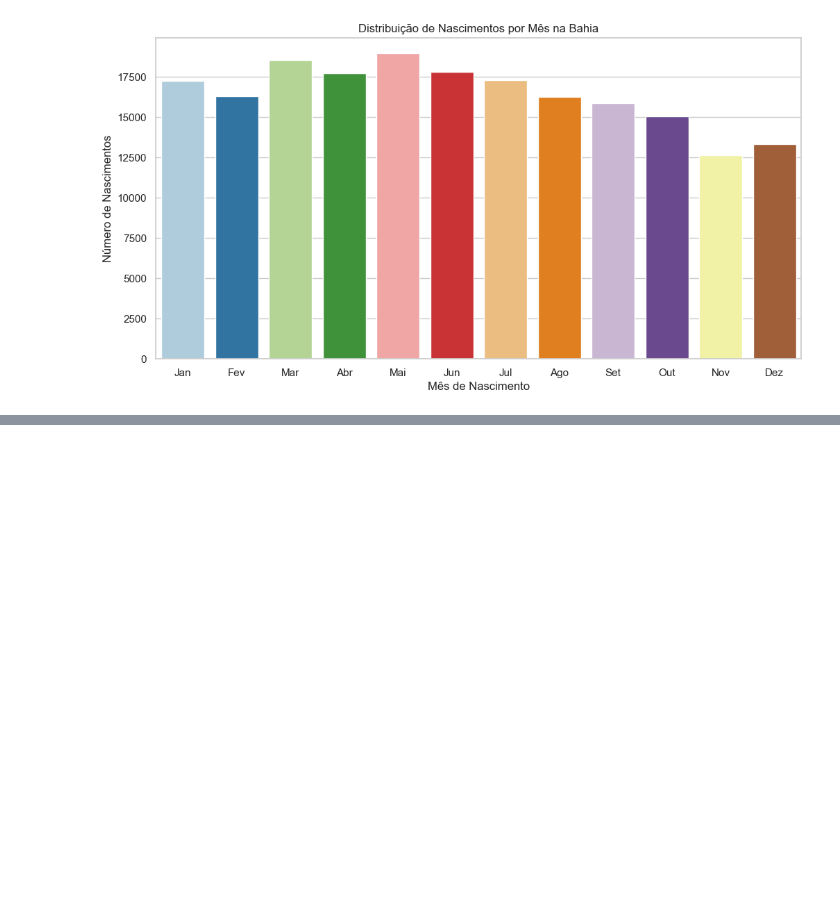
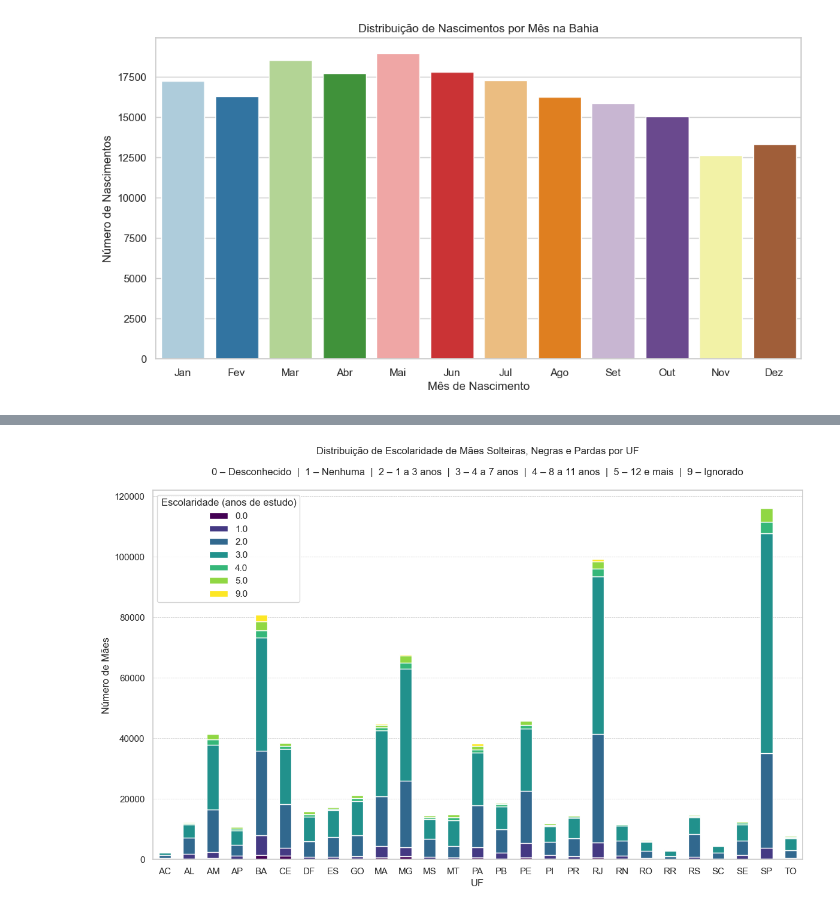
Before and after one commit to rcavakian/desafio_ipq, a Jupyter notebook: projects/Analise_de_Microdados_SINASC_2016.ipynb, the cells around one changed output, grey strips where cells are left out. Saved outputs shown, nothing was run; the diff lists cells and outputs as text; code cells hidden in the pictures; blank space fills up the shorter version.

Commit message:
Resolver a tarefa 11. Mostre a distribuição de escolaridade de mães solteiras, negras e pardas para cada UF.

```diff
--- a/projects/Analise_de_Microdados_SINASC_2016.ipynb
+++ b/projects/Analise_de_Microdados_SINASC_2016.ipynb
@@ -566,0 +482,9 @@ plt.show()
+# %%
+# Substituir valores 0 por NaN na coluna ESCMAE
+sinasc_df['ESCMAE2010'] = sinasc_df['ESCMAE2010'].replace(np.nan, 0.0)
+
+# Selecionar mães solteiras, negras e pardas
+maes_solteiras_np = sinasc_df[
+    (sinasc_df['ESTCIVMAE'] == 1) &
+    ((sinasc_df['RACACORMAE'] == 2) | (sinasc_df['RACACORMAE'] == 4))
+].copy()
@@ -566,0 +493,10 @@ plt.show()
+# %%
+# Contar a distribuição de escolaridade por UF
+distribuicao_escolaridade = maes_solteiras_np.groupby(['UF_NOME', 'ESCMAE2010']).size().unstack(fill_value=0)
+
+# Resetar o índice para preparar os dados para o gráfico
+distribuicao_escolaridade_reset = distribuicao_escolaridade.reset_index().melt(id_vars='UF_NOME', var_name='Escolaridade', value_name='Contagem')
+
+
+# Preparar os dados para o gráfico
+distribuicao_escolaridade_plot = distribuicao_escolaridade_reset.pivot(index="UF_NOME", columns="Escolaridade", values="Contagem").fillna(0)
@@ -566,0 +511,25 @@ plt.show()
+# %%
+# Criar o gráfico de barras empilhadas
+ax = distribuicao_escolaridade_plot.plot(kind='bar', stacked=True, figsize=(14, 8), colormap='viridis')
+title_text = (
+    'Distribuição de Escolaridade de Mães Solteiras, Negras e Pardas por UF\n\n'
+    '0 – Desconhecido  |  1 – Nenhuma  |  2 – 1 a 3 anos  |  3 – 4 a 7 anos  |  '
+    '4 – 8 a 11 anos  |  5 – 12 e mais  |  9 – Ignorado\n'
+)
+plt.title(title_text, fontsize=12)
+plt.xlabel('UF')
+plt.ylabel('Número de Mães')
+plt.xticks(rotation=0)
+
+# Atualizar a legenda
+handles, labels = ax.get_legend_handles_labels()
+plt.legend(handles, labels, title='Escolaridade (anos de estudo)')
+
+# Definir a frequência das linhas de grade no eixo y com valores inteiros
+ax.yaxis.grid(True, which='both', linestyle='--', linewidth=0.5)
+ax.xaxis.grid(False)
+
+# Mostrar o gráfico
+plt.show()
+# %% [output]
+[figure, added]
```
Also changed, not shown: parts of 9 cells of this notebook.
